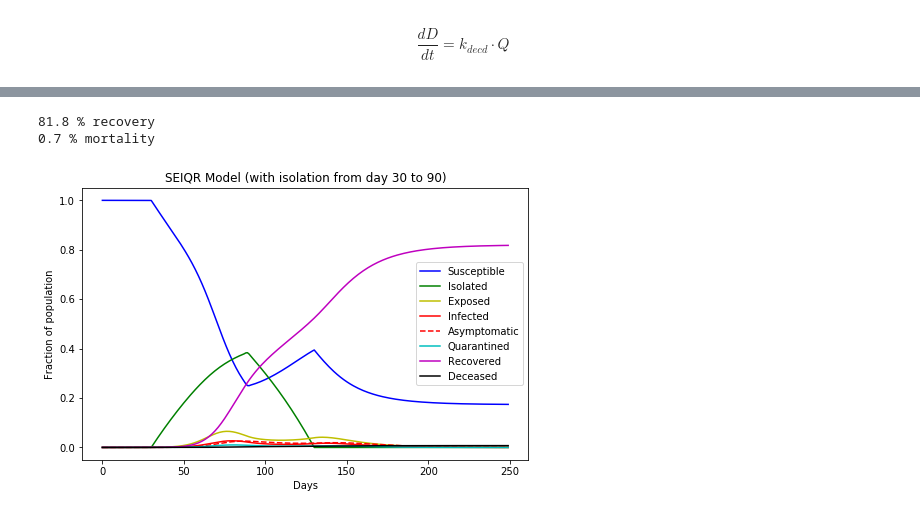
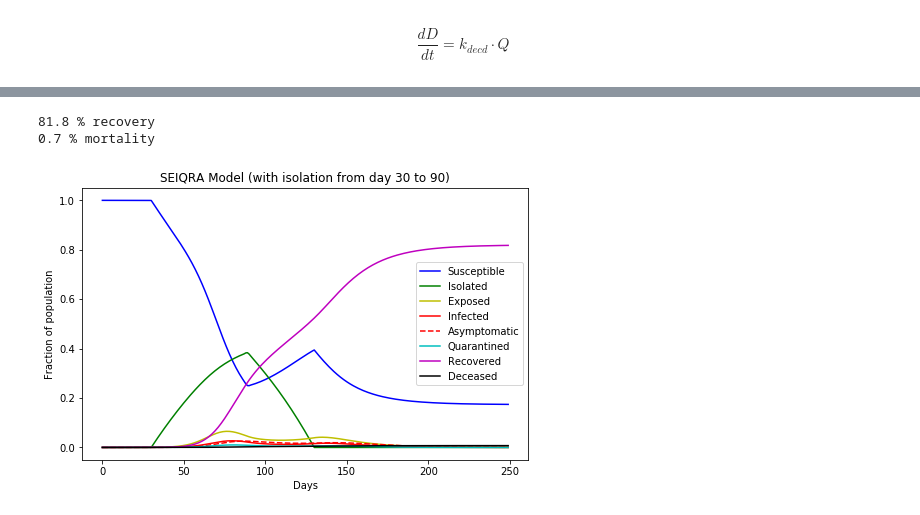
Before and after one commit to kmuldrew/covid19, a Jupyter notebook: covid19 SEIQRA model.ipynb, the cells around one changed output, grey strips where cells are left out. Saved outputs shown, nothing was run; the diff lists cells and outputs as text; code cells hidden in the pictures.

```diff
--- a/covid19 SEIQRA model.ipynb
+++ b/covid19 SEIQRA model.ipynb
@@ -93,7 +93,7 @@ def dD_dt(Q, k_decd,ICU_overload):
         k_decd = 10 * k_decd
     return k_decd * Q
 
-def SEIR_model(t, y, R_0, T_inf, T_inc, T_clr, k_recv, k_decd, alpha_t, asymp, ICU_overload, N):
+def SEIQRA_model(t, y, R_0, T_inf, T_inc, T_clr, k_recv, k_decd, alpha_t, asymp, ICU_overload, N):
 
     if callable(alpha_t):
         isolation = alpha_t(t)
@@ -125,7 +125,7 @@ f = 0
 g = 0
 h = 0.
 # %%
-def plot_model(solution, title='SEIR model'):
+def plot_model(solution, title='SEIQRA model'):
     sus, iso, exp, inf, asy, qua, rec, dec = solution.y
 
     f = plt.figure(figsize=(8,5))
@@ -194,14 +194,14 @@ print("{:.1f}".format(sol2.y[7][199] * 100),'% mortality')
 # %%
 max_days = 250
 intervention_day1 = 30
 intervention_day2 = 90
-sol2 = solve_ivp(SEIR_model, [0, max_days], [a, b, c, d, e, f, g, h], args=(R_0, T_inf, T_inc, T_clr, k_recv, k_decd, time_varying_isolation, asymp, ICU_overload, N),
+sol2 = solve_ivp(SEIQRA_model, [0, max_days], [a, b, c, d, e, f, g, h], args=(R_0, T_inf, T_inc, T_clr, k_recv, k_decd, time_varying_isolation, asymp, ICU_overload, N),
                 t_eval=np.arange(max_days))
 
-plot_model(sol2, f'SEIQR Model (with isolation from day {intervention_day1} to {intervention_day2})')
+plot_model(sol2, f'SEIQRA Model (with isolation from day {intervention_day1} to {intervention_day2})')
 print("{:.1f}".format(sol2.y[6][249] * 100),'% recovery')
 print("{:.1f}".format(sol2.y[7][249] * 100),'% mortality')
 # %% [output]
 81.8 % recovery
 0.7 % mortality
-[figure, old version]
+[figure, new version]
```
Also changed, not shown: parts of 3 cells of this notebook.
